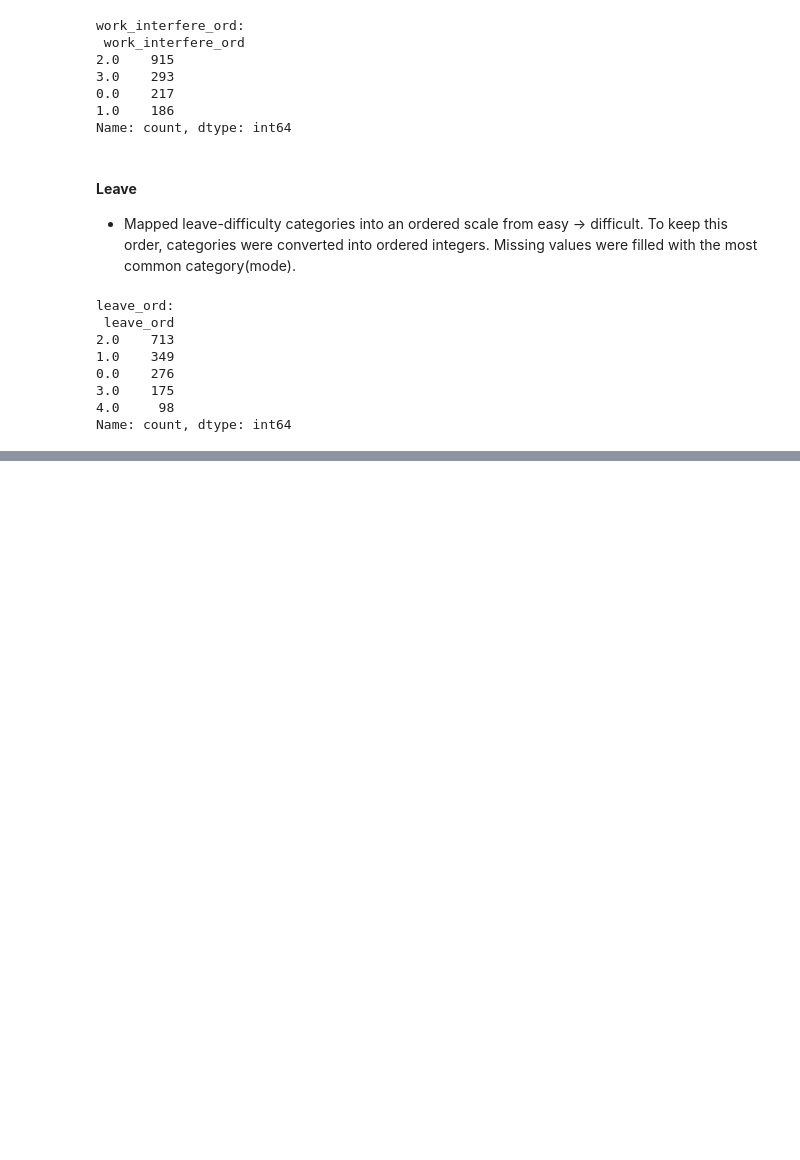
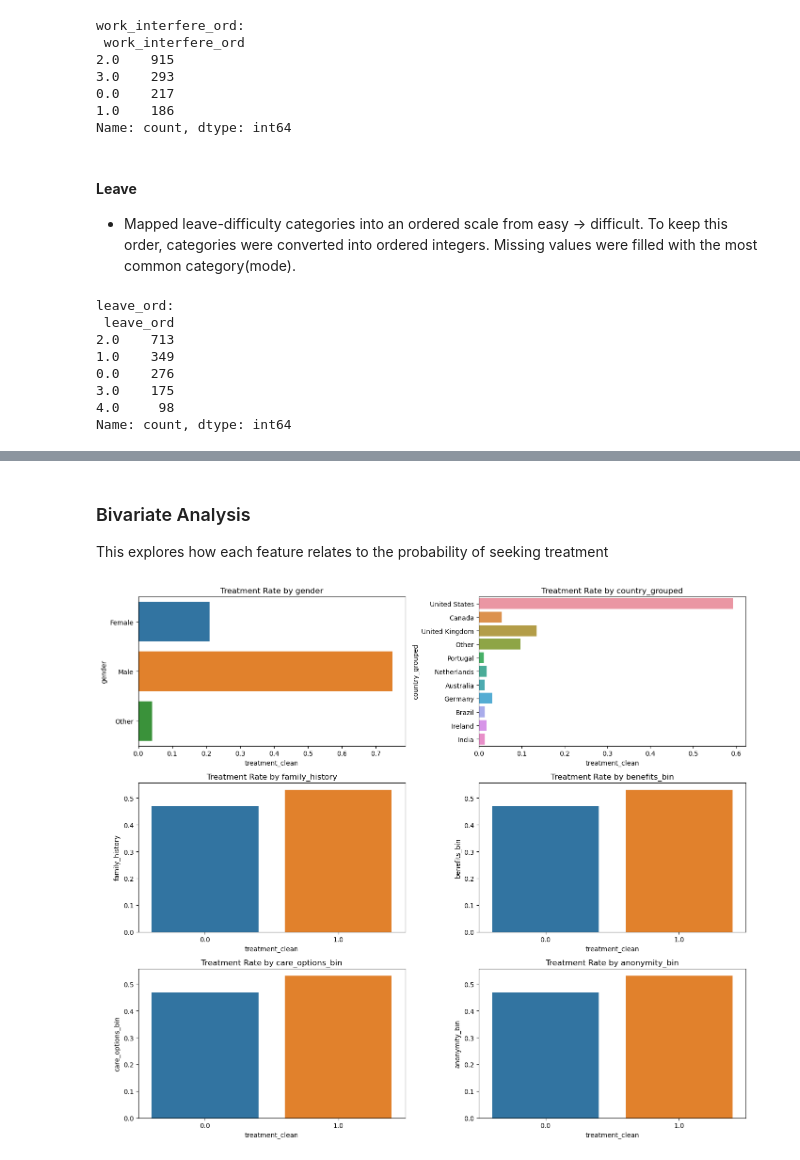
Before and after one commit to DonnahM/Mental-health-insights-tech, a Jupyter notebook: Mental Health Treatment Insights and Prediction.ipynb, the cells around one changed output, grey strips where cells are left out. Drawn from its saved outputs; the diff is of its cells as text; code cells hidden in the pictures; blank space fills up the shorter version.

```diff
--- a/Mental Health Treatment Insights and Prediction.ipynb
+++ b/Mental Health Treatment Insights and Prediction.ipynb
@@ -741,0 +888,22 @@ Name: count, dtype: int64
+# %% [markdown]
+### Bivariate Analysis
+
+This explores how each feature relates to the probability of seeking treatment
+# %%
+# Bivariate Analysis: Categorical Variables vs Treatment
+plt.figure(figsize=(14,12))
+
+for i, col in enumerate(categorical_cols, 1):
+    plt.subplot(3, 2, i)
+    sns.barplot(
+        x='treatment_clean',
+        y=col,
+        data=combined_df,
+        estimator=lambda x: len(x) / len(combined_df)
+    )
+    plt.title(f"Treatment Rate by {col}")
+
+plt.tight_layout()
+plt.show()
+# %% [output]
+[figure, added]
```
Also changed, not shown: parts of 21 cells of this notebook.
